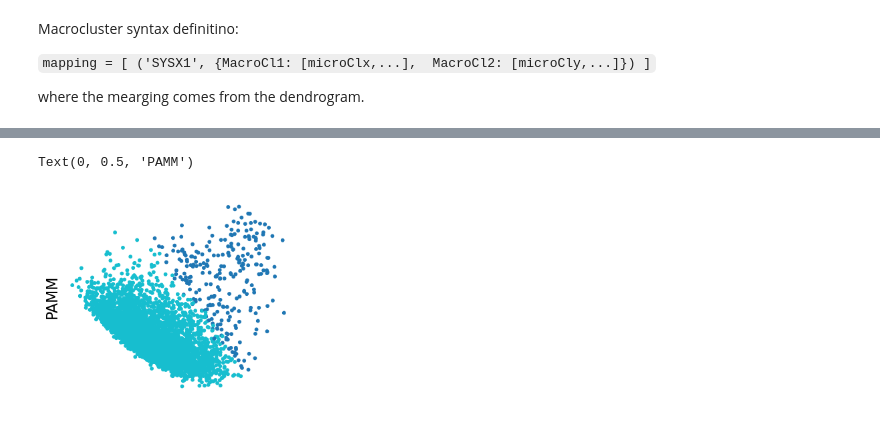
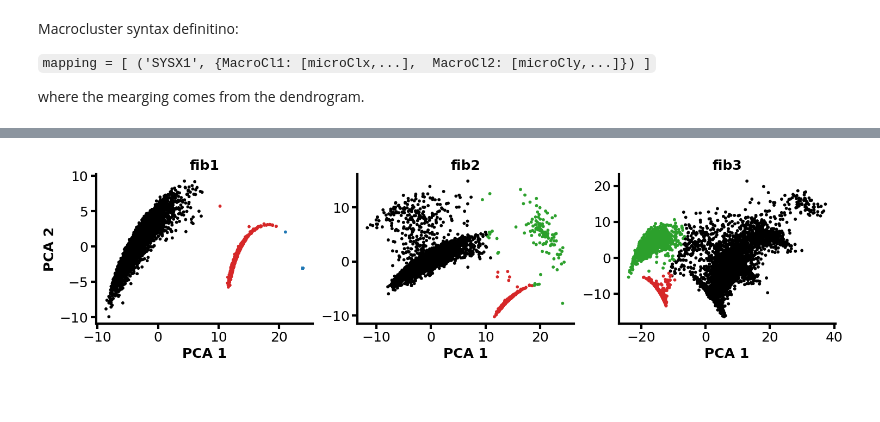
Before and after one commit to GMPavanLab/gmplabtools, a Jupyter notebook: examples/pamm_clustering_individ.ipynb, the cells around one changed output, grey strips where cells are left out. Cells and saved outputs as stored; diff of their text form; code cells hidden in the pictures; blank space fills up the shorter version.

```diff
--- a/examples/pamm_clustering_individ.ipynb
+++ b/examples/pamm_clustering_individ.ipynb
@@ -111,7 +123,6 @@ default_inputs = dict(
     qs = 1,
     o = "pamm",
     trajectory = None,
-    readgrid = "grid_data",
     merger = 0.005,
     bootstrap = 73
 )
@@ -348,14 +396,27 @@ datasets_predict[0][0].shape[0]
+# %%
+mapping = [
+    ('fib1', {0: [0],
+              1: [2],
+              2: [1]}),
+    ('fib2', {0: [0,2,4],
+              1: [3],
+              2: [1]}),
+    ('fib3', {0: [1,2,3,4],
+              1: [5],
+              2: [0]})
+]
 # %%
 # it does not matter if one put np.argmax(y__, axis=1).reshape((-1,1)) \w or \wout the reshape part
 macro_cluster_output = {}
 rates_macro_clusters = {}
 
-for s,macro_cl in enumerate(systnames):
+for s,macro_cl in enumerate(SYST):
     # Macro Cluster
     run_syst = macro_cl
     print("MACRO CLUSTERS - "+run_syst)
 
     y = datasets_predict[s][0]
+    gmm = get_gmm(run_syst)
     y_ = gmm.predict_proba(y)
     y__ = np.zeros((y.shape[0], len(mapping[s][1])))
     for k, v in mapping[s][1].items():
@@ -377,43 +447,33 @@ rates_macro_clusters
+# %%
+Mcolors = [ ['k', 'tab:red', 'tab:blue'],
+            ['k', 'tab:red', 'tab:green'],
+            ['k', 'tab:red', 'tab:green'] ]
 # %%
-Mcolors = ["tab:blue", "tab:red", "tab:green"]
-if L == 1:
-    for i,sys in enumerate(systnames):
-        colors=Mcolors
-        labels = macro_cluster_output[sys]
-        plt.scatter(datasets_predict[i][0][:CHUNK,0], datasets_predict[i][0][:CHUNK,1], c=np.array(colors)[labels[:CHUNK]], s=10)
-        plt.title(f"{sys}", weight='bold',size=LABEL_SIZE)
-        plt.tick_params(labelsize=LABEL_SIZE,width=3,size=7)
+fig, ax = get_axes(L, max_col=L)
+for i,sys in enumerate(SYST):
+    colors=Mcolors[i]
+    labels = macro_cluster_output[sys]
+    ax[i].scatter(datasets_predict[i][0][:CHUNK,0], datasets_predict[i][0][:CHUNK,1], c=np.array(colors)[labels[:CHUNK]], s=10)
+    ax[i].set_title(f"{sys}", weight='bold',size=LABEL_SIZE)
+    ax[i].tick_params(labelsize=LABEL_SIZE,width=3,size=7)
 
-        plt.xlabel('PCA 1', weight='bold',size=LABEL_SIZE)
-        plt.ylabel('PCA 2', weight='bold',size=LABEL_SIZE)
+    for side in ['bottom','right','top','left']:
+        ax[i].spines[side].set_linewidth(3)
 
-        plt.savefig('macro_clusters_pamm.png')
-else:
-    fig, ax = get_axes(L, max_col=L)
-    for i,sys in enumerate(systnames):
-        colors=Mcolors
-        labels = macro_cluster_output[sys]
-        ax[i].scatter(datasets_predict[i][0][:CHUNK,0], datasets_predict[i][0][:CHUNK,1], c=np.array(colors)[labels[:CHUNK]], s=10)
-        ax[i].set_xlim(gx)
-        ax[i].set_ylim(gy)
-        ax[i].set_title(f"{sys}", weight='bold',size=LABEL_SIZE)
-        ax[i].tick_params(labelsize=LABEL_SIZE,width=3,size=7)
+    if i == 0:
+        ax[i].set_xlabel('PCA 1', weight='bold',size=LABEL_SIZE)
+        ax[i].set_ylabel('PCA 2', weight='bold',size=LABEL_SIZE)
+        for side in ['right','top']:
+            ax[i].spines[side].set_visible(False)
+    else:
+        ax[i].set_xlabel('PCA 1', weight='bold',size=LABEL_SIZE)
+        ax[i].tick_params(labelleft=True)
+        for side in ['right','top']:
+            ax[i].spines[side].set_visible(False)
 
-        for side in ['bottom','right','top','left']:
-            ax[i].spines[side].set_linewidth(3)
+fig.tight_layout()
 
-        if i == 0:
-            ax[i].set_xlabel('PCA 1', weight='bold',size=LABEL_SIZE)
-            ax[i].set_ylabel('PCA 2', weight='bold',size=LABEL_SIZE)
-            for side in ['right','top']:
-                ax[i].spines[side].set_visible(False)
-        else:
-            ax[i].set_xlabel('PCA 1', weight='bold',size=LABEL_SIZE)
-            ax[i].tick_params(labelleft=None)
-            for side in ['right','top']:
-                ax[i].spines[side].set_visible(False)
-
-    fig.savefig('macro_clusters_pamm.png')
+if SAVE_PLOT:
+    fig.savefig('clusters_pamm_dendrogram.png')
 # %% [output]
-Text(0, 0.5, 'PAMM')
-[figure, old version]
+[figure, new version]
```
Also changed, not shown: parts of 29 cells of this notebook, 1 other file.
